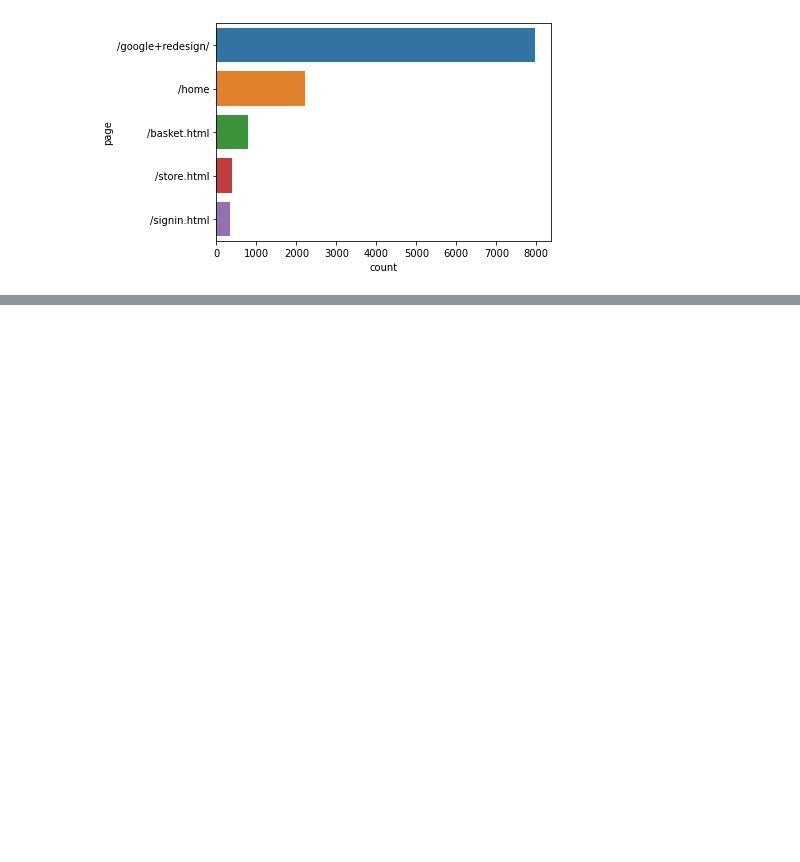
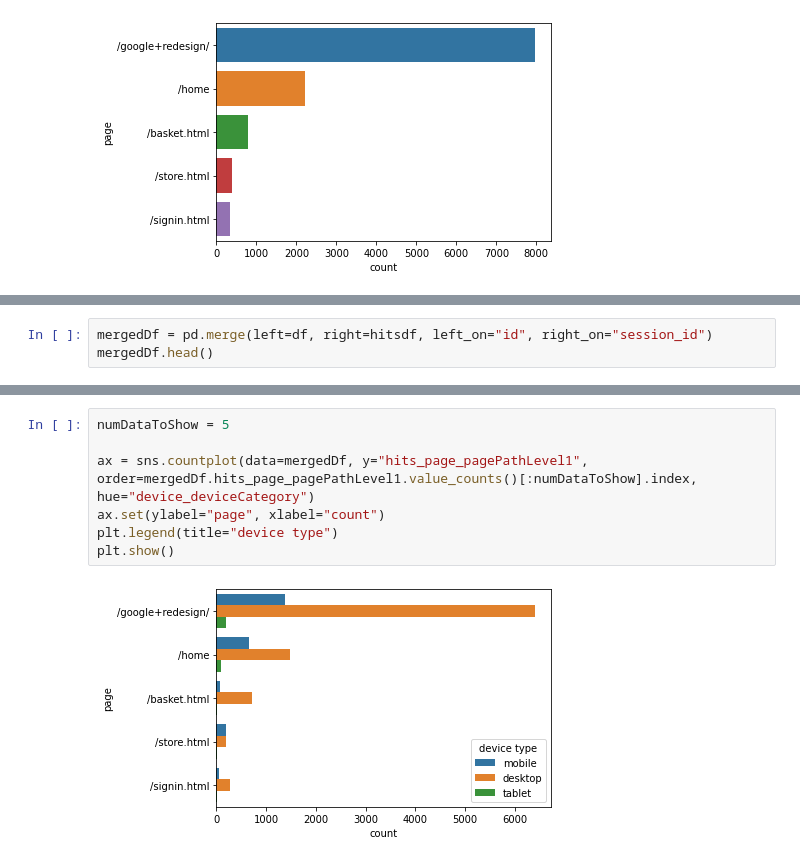
Before and after one commit to lamparelli/analytics_eda, a Jupyter notebook: eda.ipynb, the cells around one changed output, grey strips where cells are left out. Saved outputs shown, nothing was run; the diff lists cells and outputs as text; blank space fills up the shorter version.

Commit message:
added exploration of merged data

```diff
--- a/eda.ipynb
+++ b/eda.ipynb
@@ -535,0 +538,3 @@ plt.show()
+# %%
+mergedDf = pd.merge(left=df, right=hitsdf, left_on="id", right_on="session_id")
+mergedDf.head()
@@ -535,0 +564,9 @@ plt.show()
+# %%
+numDataToShow = 5
+
+ax = sns.countplot(data=mergedDf, y="hits_page_pagePathLevel1", order=mergedDf.hits_page_pagePathLevel1.value_counts()[:numDataToShow].index, hue="device_deviceCategory")
+ax.set(ylabel="page", xlabel="count")
+plt.legend(title="device type")
+plt.show()
+# %% [output]
+[figure, added]
```
Also changed, not shown: parts of 5 cells of this notebook.
